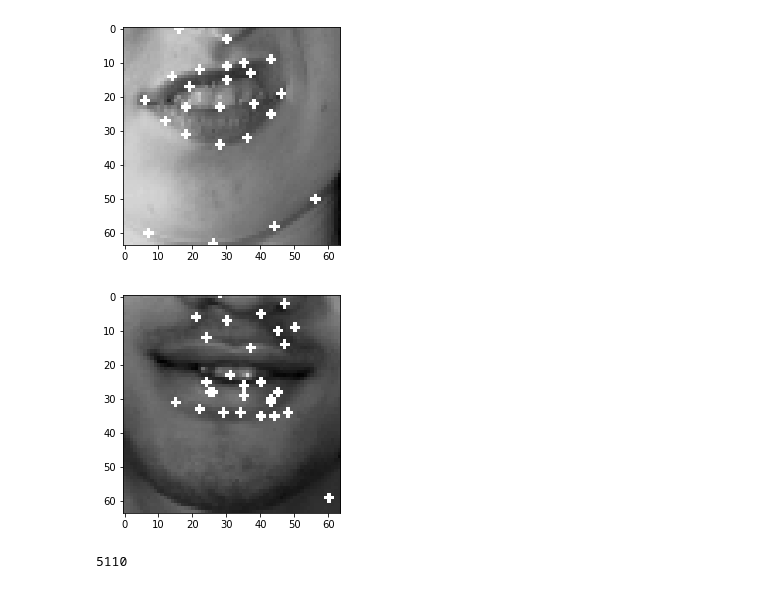
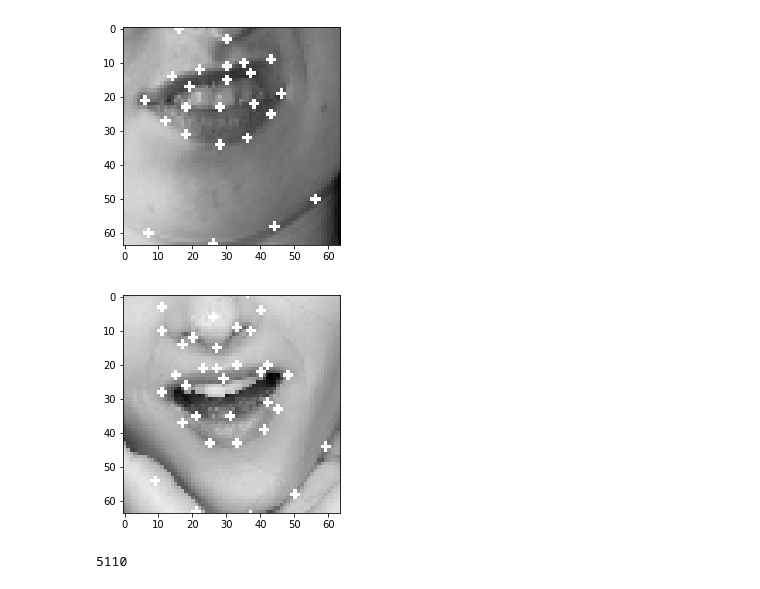
Before and after one commit to azhong-git/faceoff, a Jupyter notebook: faceoff_data_gen.ipynb, the cells around one changed output. Saved outputs shown, nothing was run; the diff lists cells and outputs as text; code cells hidden in the pictures.

```diff
--- a/faceoff_data_gen.ipynb
+++ b/faceoff_data_gen.ipynb
@@ -41,13 +41,13 @@ for bb in b:
 # %%
 import pickle
 c = pickle.load(open('data/mouth.p', 'rb'))
-cci = c[2].image.copy()
-for point in c[0].landmarks:
+cci = c[-23].image.copy()
+for point in c[-23].landmarks:
     cv2.circle(cci, (int(point[0]), int(point[1])), 1, (255), -1)
 plt.imshow(cci, cmap='gray')
 plt.show()
 # %% [output]
-[figure, old version]
+[figure, new version]
 # %%
 len(c)
 # %% [output]
```
Also changed, not shown: 2 other files.
